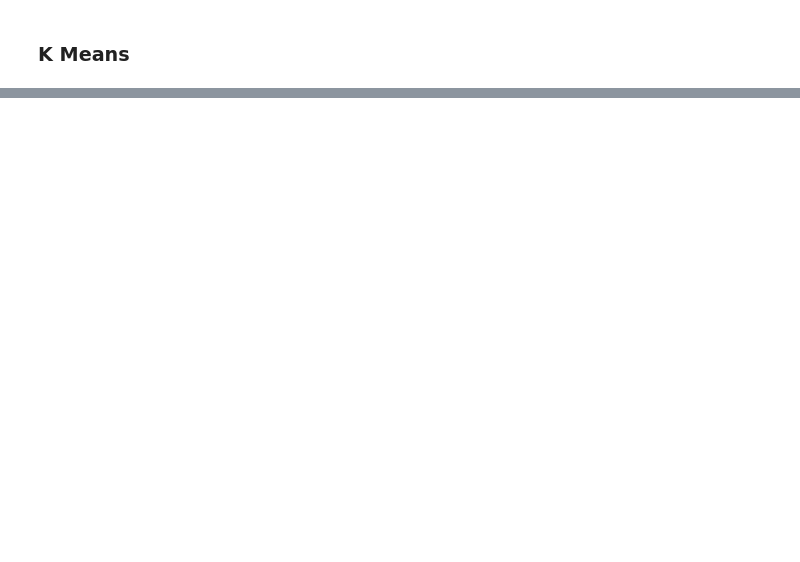
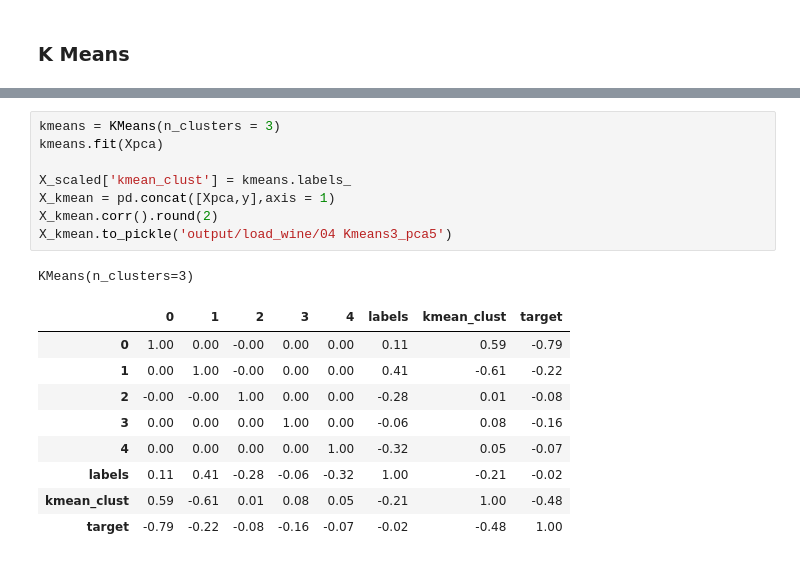
Before and after one commit to Ravi-kjain84/Jupyter_Template, a Jupyter notebook: 04 Unsupervised Learing.ipynb, the cells around one changed output, grey strips where cells are left out. Drawn from its saved outputs; the diff is of its cells as text; blank space fills up the shorter version.

```diff
--- a/04 Unsupervised Learing.ipynb
+++ b/04 Unsupervised Learing.ipynb
@@ -52,3 +85,22 @@ KMeans(n_clusters=2)
+# %%
+kmeans = KMeans(n_clusters = 3)
+kmeans.fit(Xpca)
+
+X_scaled['kmean_clust'] = kmeans.labels_
+X_kmean = pd.concat([Xpca,y],axis = 1)
+X_kmean.corr().round(2)
+X_kmean.to_pickle('output/load_wine/04 Kmeans3_pca5')
+# %% [output]
+KMeans(n_clusters=3)
+|  | 0 | 1 | 2 | 3 | 4 | labels | kmean_clust | target |
+| 0 | 1.00 | 0.00 | -0.00 | 0.00 | 0.00 | 0.11 | 0.59 | -0.79 |
+| 1 | 0.00 | 1.00 | -0.00 | 0.00 | 0.00 | 0.41 | -0.61 | -0.22 |
+| 2 | -0.00 | -0.00 | 1.00 | 0.00 | 0.00 | -0.28 | 0.01 | -0.08 |
+| 3 | 0.00 | 0.00 | 0.00 | 1.00 | 0.00 | -0.06 | 0.08 | -0.16 |
+| 4 | 0.00 | 0.00 | 0.00 | 0.00 | 1.00 | -0.32 | 0.05 | -0.07 |
+| labels | 0.11 | 0.41 | -0.28 | -0.06 | -0.32 | 1.00 | -0.21 | -0.02 |
+| kmean_clust | 0.59 | -0.61 | 0.01 | 0.08 | 0.05 | -0.21 | 1.00 | -0.48 |
+| target | -0.79 | -0.22 | -0.08 | -0.16 | -0.07 | -0.02 | -0.48 | 1.00 |
 # %%
 from sklearn.metrics import silhouette_score
 
```
Also changed, not shown: parts of 12 cells of this notebook, 4 other files.
